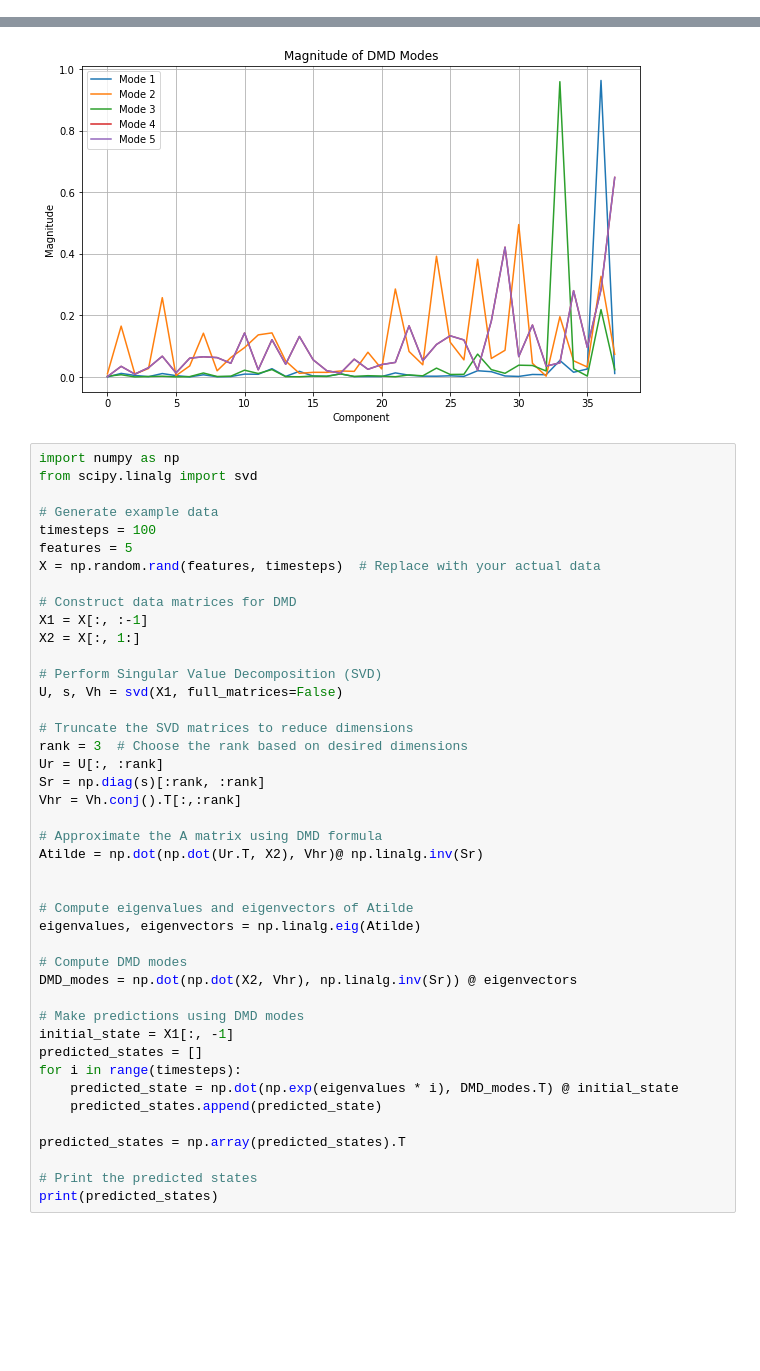
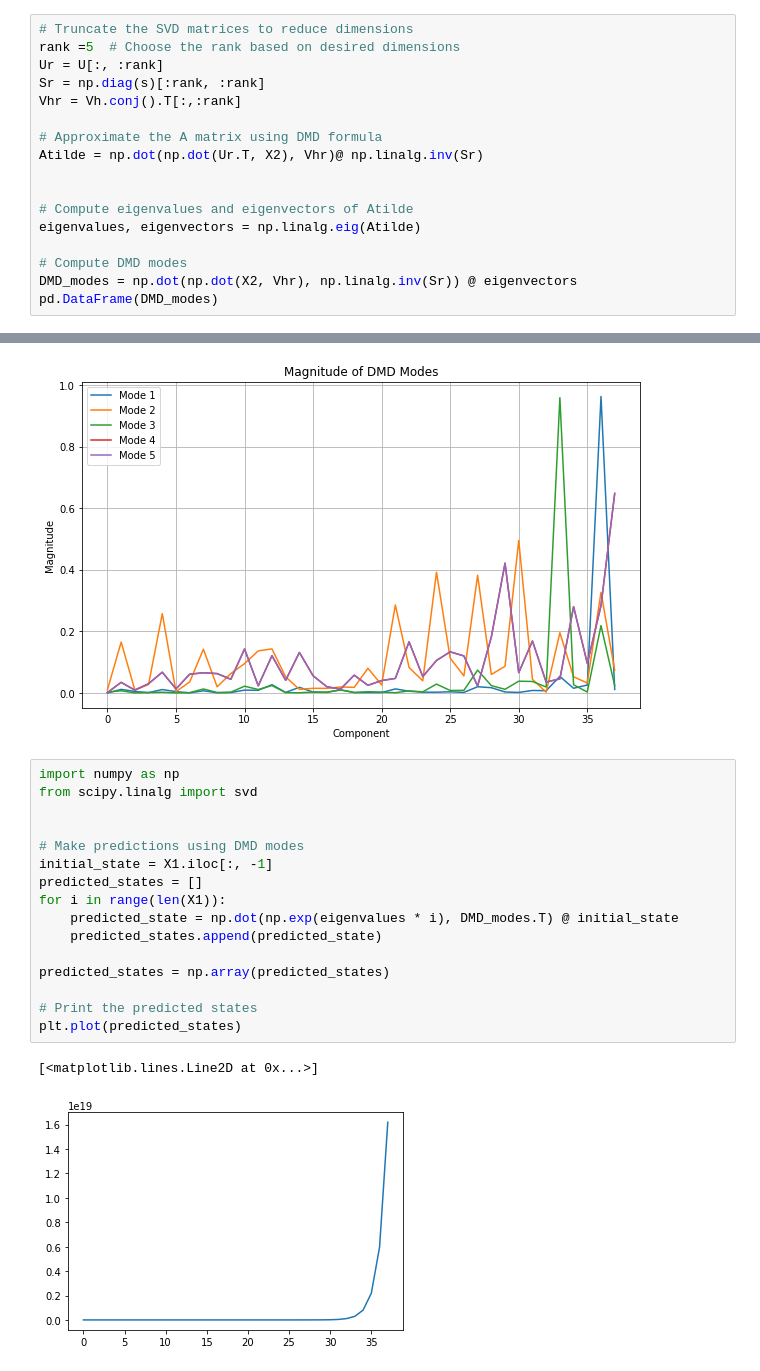
Before and after one commit to 11hoda11/fusion, a Jupyter notebook: DMD.ipynb, the cells around one changed output, grey strips where cells are left out. Saved outputs shown, nothing was run; the diff lists cells and outputs as text; blank space fills up the shorter version.

```diff
--- a/DMD.ipynb
+++ b/DMD.ipynb
@@ -136,0 +130,17 @@ plt.plot(np.abs(DMD_modes[:, 2]))
+# %%
+# Truncate the SVD matrices to reduce dimensions
+rank =5  # Choose the rank based on desired dimensions
+Ur = U[:, :rank]
+Sr = np.diag(s)[:rank, :rank]
+Vhr = Vh.conj().T[:,:rank]
+
+# Approximate the A matrix using DMD formula
+Atilde = np.dot(np.dot(Ur.T, X2), Vhr)@ np.linalg.inv(Sr)
+
+
+# Compute eigenvalues and eigenvectors of Atilde
+eigenvalues, eigenvectors = np.linalg.eig(Atilde)
+
+# Compute DMD modes
+DMD_modes = np.dot(np.dot(X2, Vhr), np.linalg.inv(Sr)) @ eigenvectors
+pd.DataFrame(DMD_modes)
@@ -149,49 +177,25 @@ plt.grid()
 plt.show()
 # %% [output]
 [figure]
-# %%
-import numpy as np
-from scipy.linalg import svd
-
-# Generate example data
-timesteps = 100
-features = 5
-X = np.random.rand(features, timesteps)  # Replace with your actual data
-
-# Construct data matrices for DMD
-X1 = X[:, :-1]
-X2 = X[:, 1:]
-
-# Perform Singular Value Decomposition (SVD)
-U, s, Vh = svd(X1, full_matrices=False)
-
-# Truncate the SVD matrices to reduce dimensions
-rank = 3  # Choose the rank based on desired dimensions
-Ur = U[:, :rank]
-Sr = np.diag(s)[:rank, :rank]
-Vhr = Vh.conj().T[:,:rank]
-
-# Approximate the A matrix using DMD formula
-Atilde = np.dot(np.dot(Ur.T, X2), Vhr)@ np.linalg.inv(Sr)
-
-
-# Compute eigenvalues and eigenvectors of Atilde
-eigenvalues, eigenvectors = np.linalg.eig(Atilde)
-
-# Compute DMD modes
-DMD_modes = np.dot(np.dot(X2, Vhr), np.linalg.inv(Sr)) @ eigenvectors
-
-# Make predictions using DMD modes
-initial_state = X1[:, -1]
-predicted_states = []
-for i in range(timesteps):
-    predicted_state = np.dot(np.exp(eigenvalues * i), DMD_modes.T) @ initial_state
-    predicted_states.append(predicted_state)
-
-predicted_states = np.array(predicted_states).T
-
-# Print the predicted states
-print(predicted_states)
+# %%
+import numpy as np
+from scipy.linalg import svd
+
+
+# Make predictions using DMD modes
+initial_state = X1.iloc[:, -1]
+predicted_states = []
+for i in range(len(X1)):
+    predicted_state = np.dot(np.exp(eigenvalues * i), DMD_modes.T) @ initial_state
+    predicted_states.append(predicted_state)
+
+predicted_states = np.array(predicted_states)
+
+# Print the predicted states
+plt.plot(predicted_states)
+# %% [output]
+[<matplotlib.lines.Line2D at 0x...>]
+[figure, added]
 # %%
 import numpy as np
 import matplotlib.pyplot as plt
```
Also changed, not shown: parts of 8 cells of this notebook, 3 other files.
